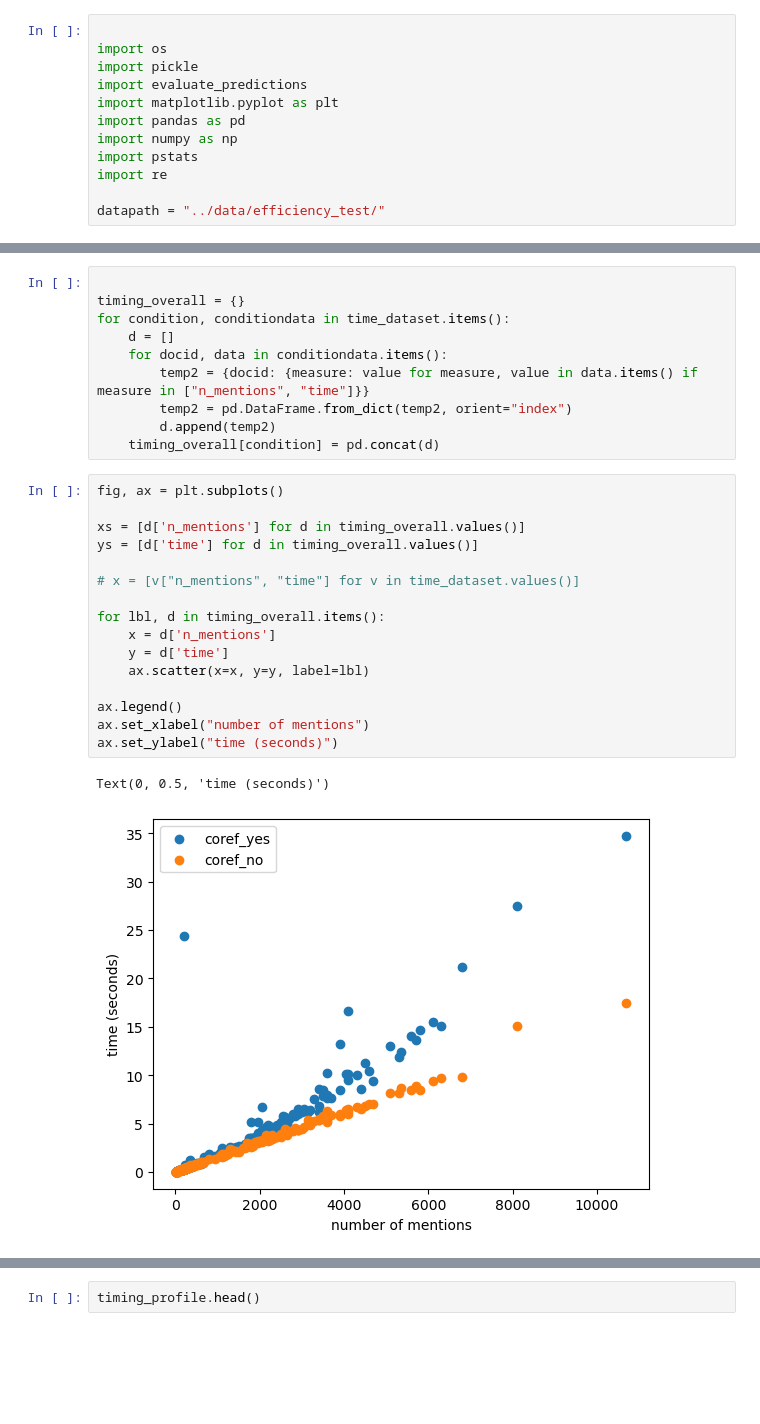
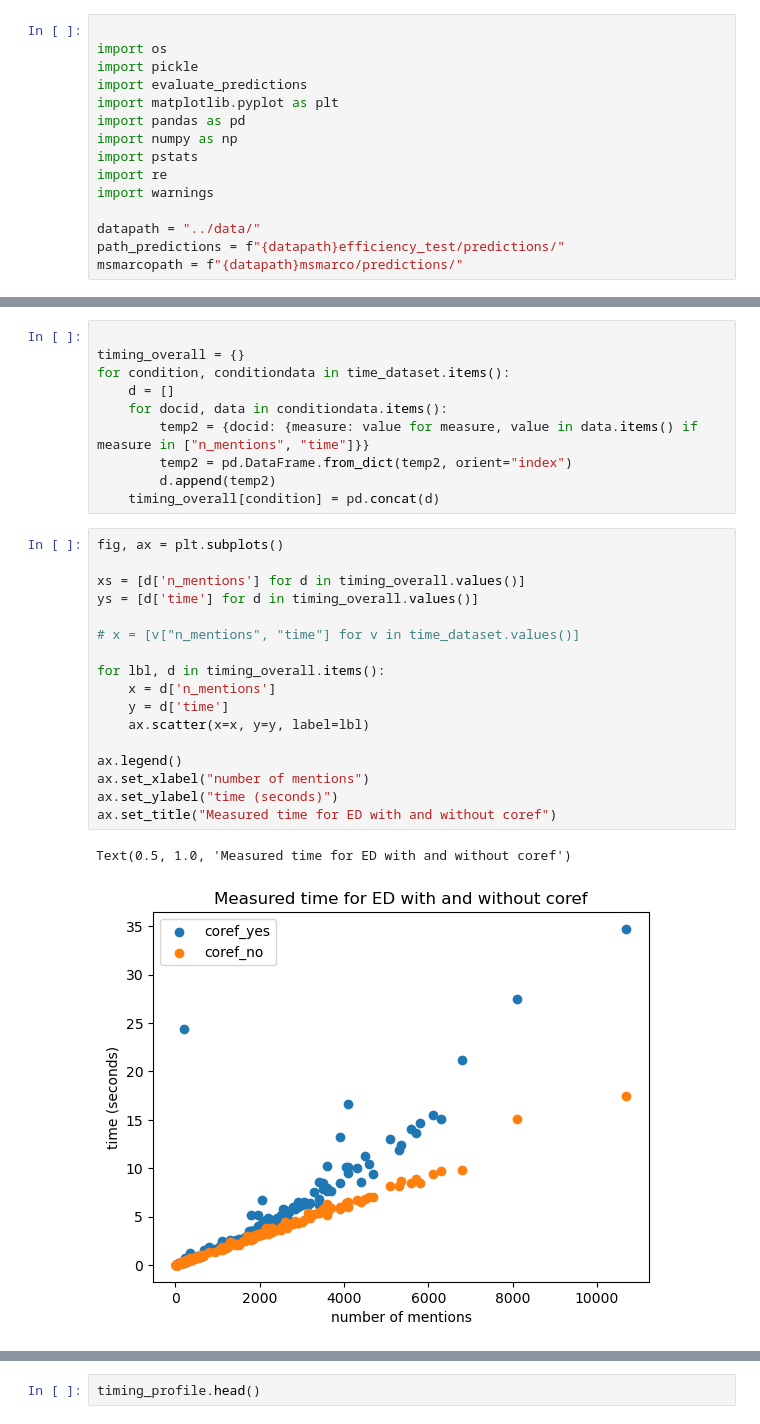
Before and after one commit to f-hafner/explore_coref, a Jupyter notebook: overview.ipynb, the cells around one changed output, grey strips where cells are left out. Saved outputs shown, nothing was run; the diff lists cells and outputs as text; blank space fills up the shorter version.

```diff
--- a/overview.ipynb
+++ b/overview.ipynb
@@ -8,5 +8,8 @@ import pandas as pd
 import numpy as np
 import pstats
 import re
+import warnings
 
-datapath = "../data/efficiency_test/"
+datapath = "../data/"
+path_predictions = f"{datapath}efficiency_test/predictions/"
+msmarcopath = f"{datapath}msmarco/predictions/"
@@ -115,21 +148,22 @@ for condition, conditiondata in time_dataset.items():
 # %%
 fig, ax = plt.subplots()
 
 xs = [d['n_mentions'] for d in timing_overall.values()]
 ys = [d['time'] for d in timing_overall.values()]
 
 # x = [v["n_mentions", "time"] for v in time_dataset.values()]
 
 for lbl, d in timing_overall.items():
     x = d['n_mentions']
     y = d['time']
     ax.scatter(x=x, y=y, label=lbl)
 
 ax.legend()
 ax.set_xlabel("number of mentions")
 ax.set_ylabel("time (seconds)")
+ax.set_title("Measured time for ED with and without coref")
 # %% [output]
-Text(0, 0.5, 'time (seconds)')
+Text(0.5, 1.0, 'Measured time for ED with and without coref')
-[figure, old version]
+[figure, new version]
 # %%
 def filter_df(df, keep_strings, src):
```
Also changed, not shown: parts of 35 cells of this notebook, 1 other file.
